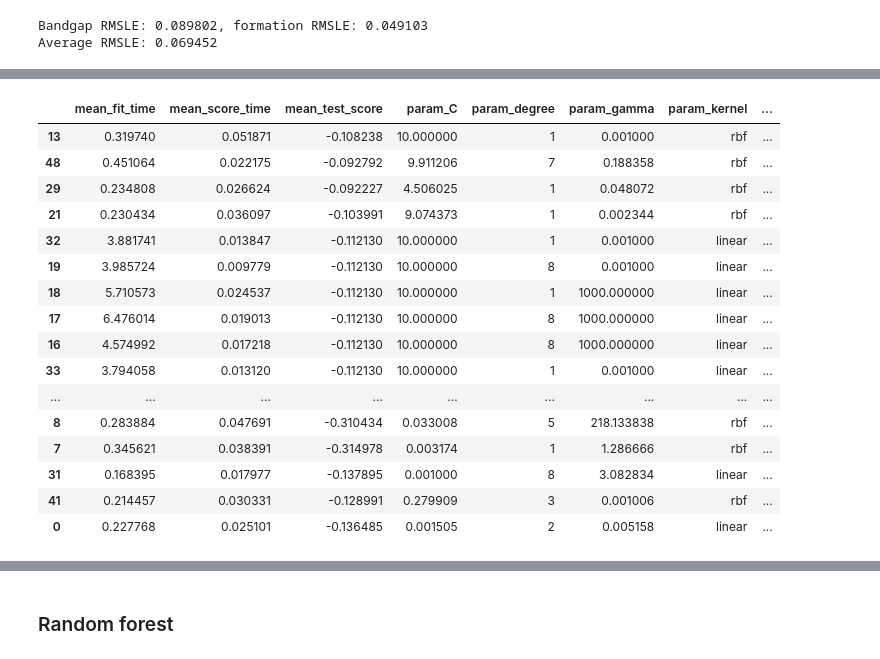
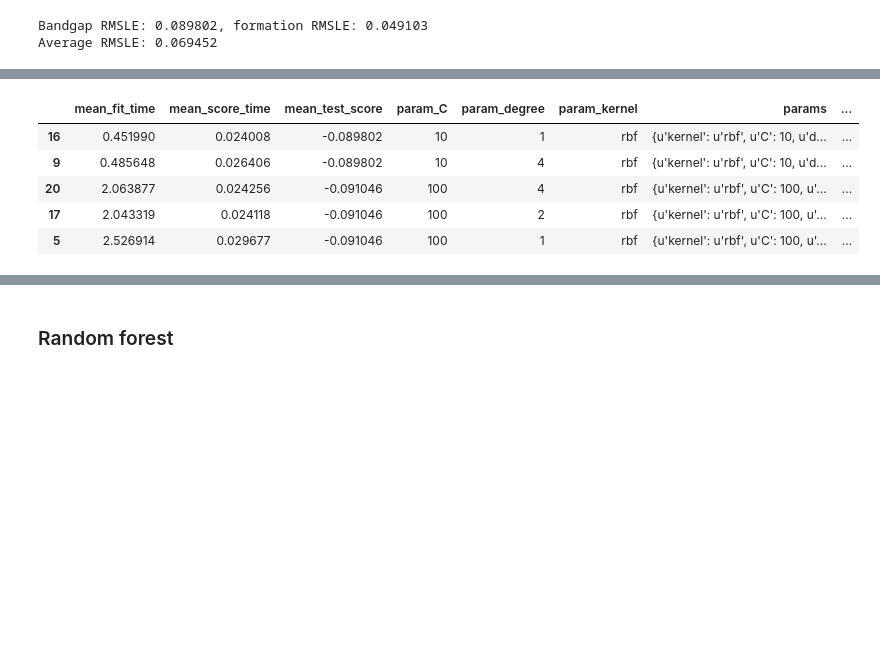
Before and after one commit to RuihaoQiu/Machine-learning-on-materials-research, a Jupyter notebook: Predictions_of_bandgap_and_formation_energy/Model_selection.ipynb, the cells around one changed output, grey strips where cells are left out. Saved outputs shown, nothing was run; the diff lists cells and outputs as text; code cells hidden in the pictures; blank space fills up the shorter version.

Commit message:
modify model-selection

```diff
--- a/Predictions_of_bandgap_and_formation_energy/Model_selection.ipynb
+++ b/Predictions_of_bandgap_and_formation_energy/Model_selection.ipynb
@@ -63,23 +65,21 @@ def opt_model(X, y, model, params, cv_search):
     cv_search: cross validation searching method;
     '''
     if cv_search == "GridSearchCV":
-        method = GridSearchCV(model,
+        method = dcv.GridSearchCV(model,
                             param_grid=params,
                             scoring=my_score,
                             cv=5,
-                            n_jobs=-1,
-                            return_train_score=False,
-                            verbose=5)
+                            n_jobs=8,
+                            return_train_score=False)
 
-    elif cv_search == "BayesSearchCV":
-        method = BayesSearchCV(model,
-                            search_spaces=params,
+    elif cv_search == "RandomizedSearchCV":
+        method = dcv.RandomizedSearchCV(model,
+                            param_distributions=params,
                             scoring=my_score,
                             cv=5,
-                            n_iter=50,
-                            n_jobs=-1,
-                            return_train_score=False,
-                            verbose=5)
+                            n_iter=25,
+                            n_jobs=8,
+                            return_train_score=False)
 
     opt = method.fit(X, y)
     return opt
@@ -273,10 +188,9 @@ Average RMSLE: 0.069452
 # %%
 ## Bayes search
 model = SVR()
-param_grid = {'kernel': ['linear', 'rbf'],
-                'C': (1e-3, 1e+1, 'log-uniform'),
-                'degree': (1, 8),
-                'gamma': (1e-3, 1e+3, 'log-uniform')}
-
-svr_bs_g = opt_model(X_scale, y_g, model, param_grid, "BayesSearchCV")
+param_grid = {'kernel':('linear', 'rbf'),
+              'C':[0.01, 0.1, 1, 10, 100],
+              'degree': [1, 2, 3, 4]}
+with ProgressBar():
+    svr_bs_g = opt_model(X_scale, y_g, model, param_grid, "RandomizedSearchCV")
 # %% [output]
@@ -372,21 +198,10 @@ Fitting 5 folds for each of 4 candidates, totalling 20 fits
 # %%
-pd.DataFrame(svr_bs_g.cv_results_).sort_values("rank_test_score")
+pd.DataFrame(svr_bs_g.cv_results_).sort_values("rank_test_score").head()
 # %% [output]
-|  | mean_fit_time | mean_score_time | mean_test_score | param_C | param_degree | param_gamma | param_kernel | ... |
-| 13 | 0.319740 | 0.051871 | -0.108238 | 10.000000 | 1 | 0.001000 | rbf | ... |
-| 48 | 0.451064 | 0.022175 | -0.092792 | 9.911206 | 7 | 0.188358 | rbf | ... |
-| 29 | 0.234808 | 0.026624 | -0.092227 | 4.506025 | 1 | 0.048072 | rbf | ... |
-| 21 | 0.230434 | 0.036097 | -0.103991 | 9.074373 | 1 | 0.002344 | rbf | ... |
-| 32 | 3.881741 | 0.013847 | -0.112130 | 10.000000 | 1 | 0.001000 | linear | ... |
-| 19 | 3.985724 | 0.009779 | -0.112130 | 10.000000 | 8 | 0.001000 | linear | ... |
-| 18 | 5.710573 | 0.024537 | -0.112130 | 10.000000 | 1 | 1000.000000 | linear | ... |
-| 17 | 6.476014 | 0.019013 | -0.112130 | 10.000000 | 8 | 1000.000000 | linear | ... |
-| 16 | 4.574992 | 0.017218 | -0.112130 | 10.000000 | 8 | 1000.000000 | linear | ... |
-| 33 | 3.794058 | 0.013120 | -0.112130 | 10.000000 | 1 | 0.001000 | linear | ... |
-| ... | ... | ... | ... | ... | ... | ... | ... | ... |
-| 8 | 0.283884 | 0.047691 | -0.310434 | 0.033008 | 5 | 218.133838 | rbf | ... |
-| 7 | 0.345621 | 0.038391 | -0.314978 | 0.003174 | 1 | 1.286666 | rbf | ... |
-| 31 | 0.168395 | 0.017977 | -0.137895 | 0.001000 | 8 | 3.082834 | linear | ... |
-| 41 | 0.214457 | 0.030331 | -0.128991 | 0.279909 | 3 | 0.001006 | rbf | ... |
-| 0 | 0.227768 | 0.025101 | -0.136485 | 0.001505 | 2 | 0.005158 | linear | ... |
+|  | mean_fit_time | mean_score_time | mean_test_score | param_C | param_degree | param_kernel | params | ... |
+| 16 | 0.451990 | 0.024008 | -0.089802 | 10 | 1 | rbf | {u'kernel': u'rbf', u'C': 10, u'd... | ... |
+| 9 | 0.485648 | 0.026406 | -0.089802 | 10 | 4 | rbf | {u'kernel': u'rbf', u'C': 10, u'd... | ... |
+| 20 | 2.063877 | 0.024256 | -0.091046 | 100 | 4 | rbf | {u'kernel': u'rbf', u'C': 100, u'... | ... |
+| 17 | 2.043319 | 0.024118 | -0.091046 | 100 | 2 | rbf | {u'kernel': u'rbf', u'C': 100, u'... | ... |
+| 5 | 2.526914 | 0.029677 | -0.091046 | 100 | 1 | rbf | {u'kernel': u'rbf', u'C': 100, u'... | ... |
 # %%
```
Also changed, not shown: parts of 28 cells of this notebook.
